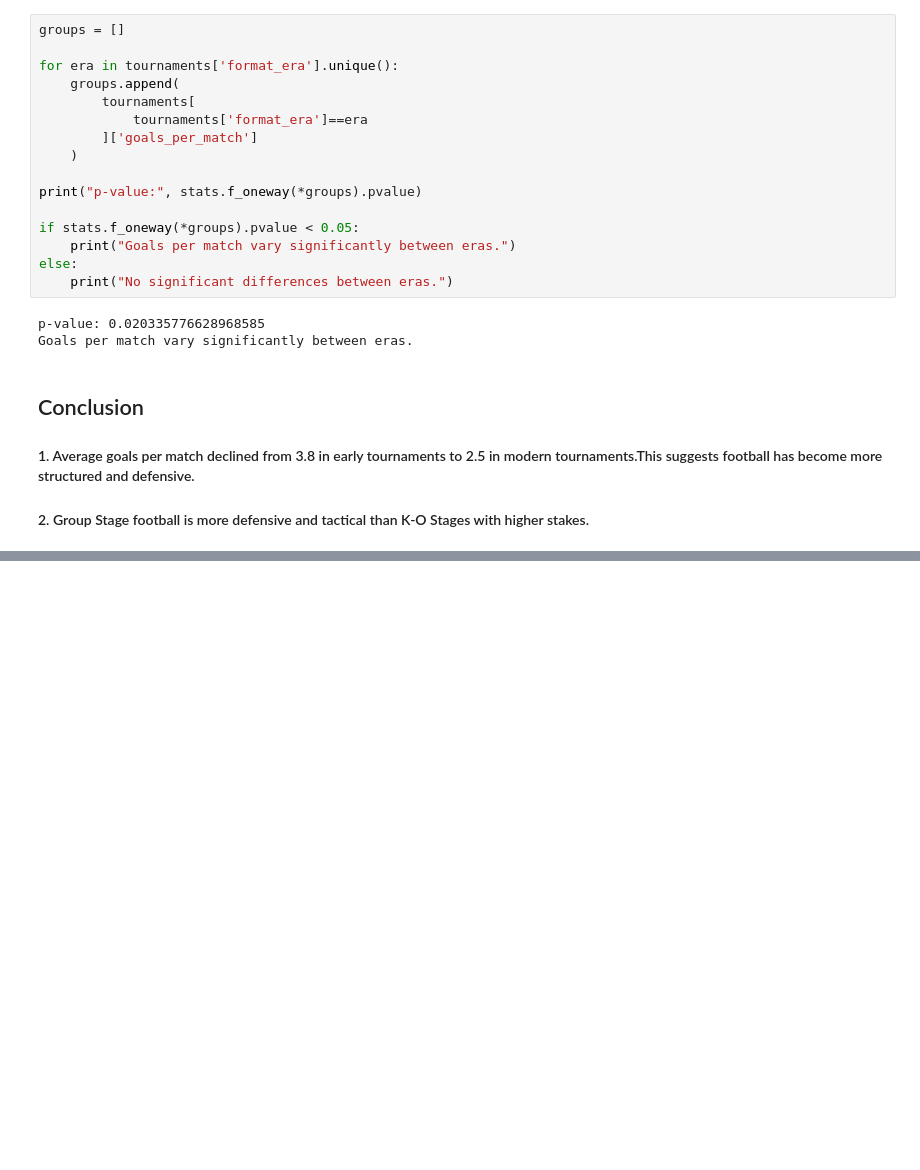
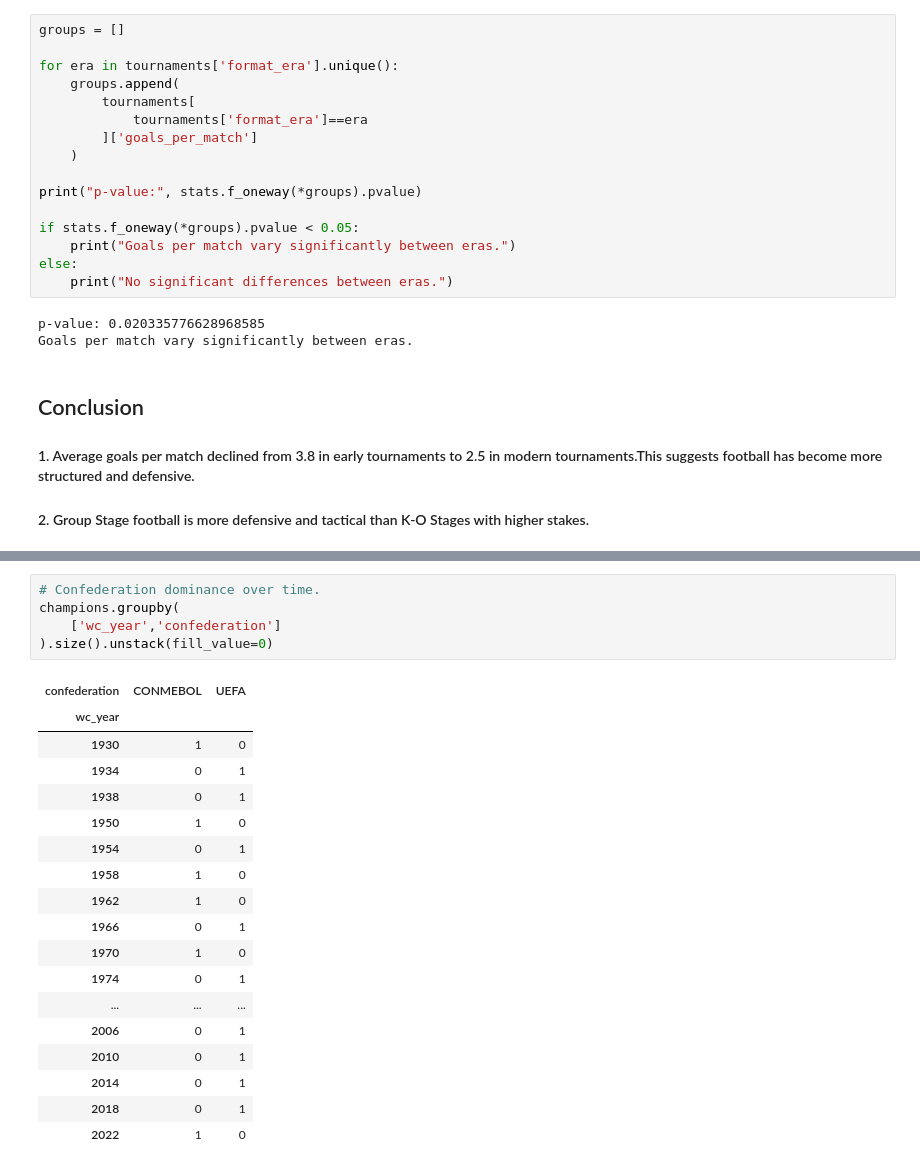
Before and after one commit to Genesis801/FIFA-World-Cup-2026, a Jupyter notebook: beginner_EDA.ipynb, the cells around one changed output, grey strips where cells are left out. Cells and saved outputs as stored; diff of their text form; blank space fills up the shorter version.

```diff
--- a/beginner_EDA.ipynb
+++ b/beginner_EDA.ipynb
@@ -225,0 +334,24 @@ Goals per match vary significantly between eras.
+# %%
+# Confederation dominance over time.
+champions.groupby(
+    ['wc_year','confederation']
+).size().unstack(fill_value=0)
+# %% [output]
+| confederation | CONMEBOL | UEFA |
+| wc_year |  |  |
+| 1930 | 1 | 0 |
+| 1934 | 0 | 1 |
+| 1938 | 0 | 1 |
+| 1950 | 1 | 0 |
+| 1954 | 0 | 1 |
+| 1958 | 1 | 0 |
+| 1962 | 1 | 0 |
+| 1966 | 0 | 1 |
+| 1970 | 1 | 0 |
+| 1974 | 0 | 1 |
+| ... | ... | ... |
+| 2006 | 0 | 1 |
+| 2010 | 0 | 1 |
+| 2014 | 0 | 1 |
+| 2018 | 0 | 1 |
+| 2022 | 1 | 0 |
```
Also changed, not shown: parts of 12 cells of this notebook.
